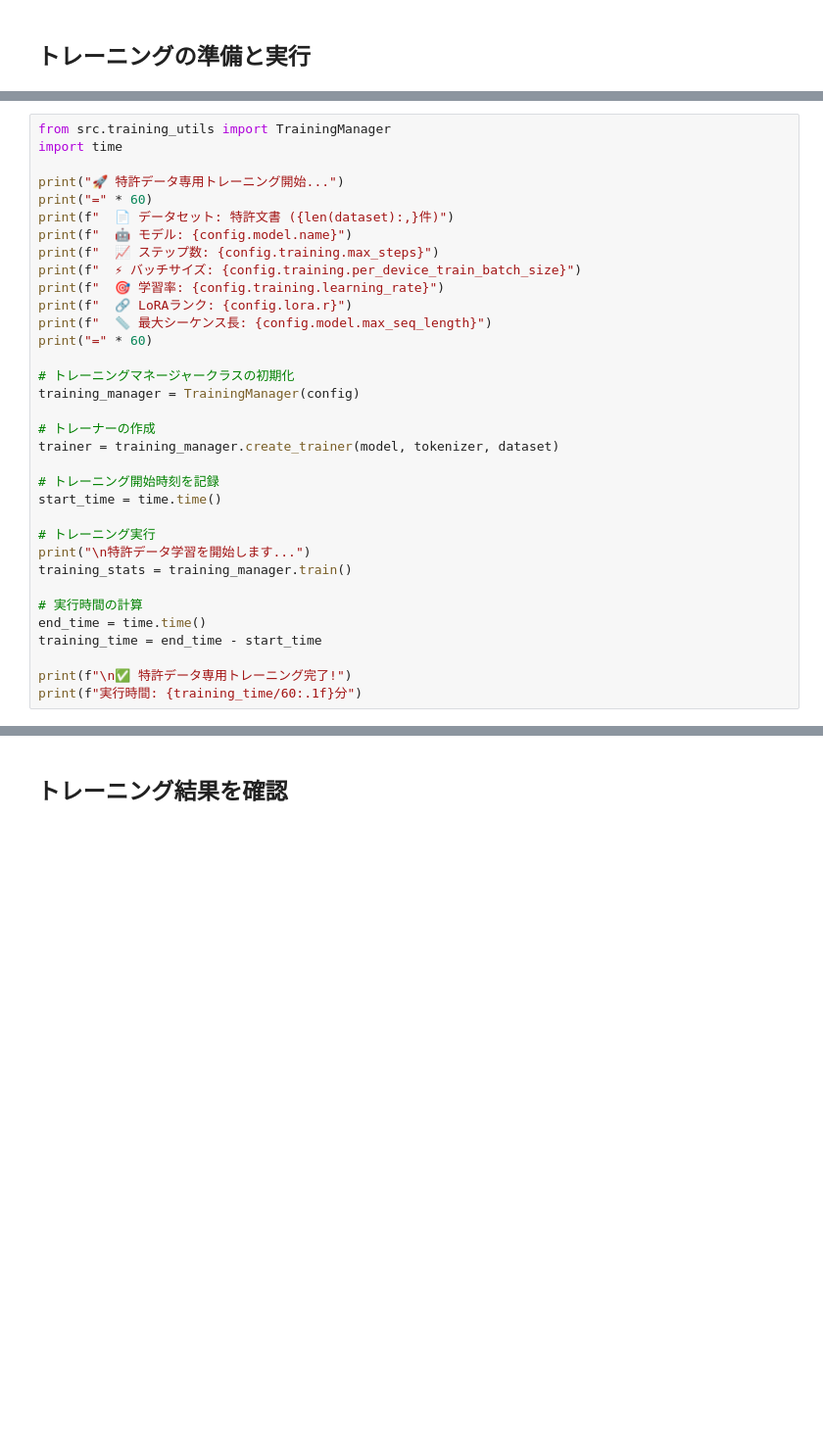
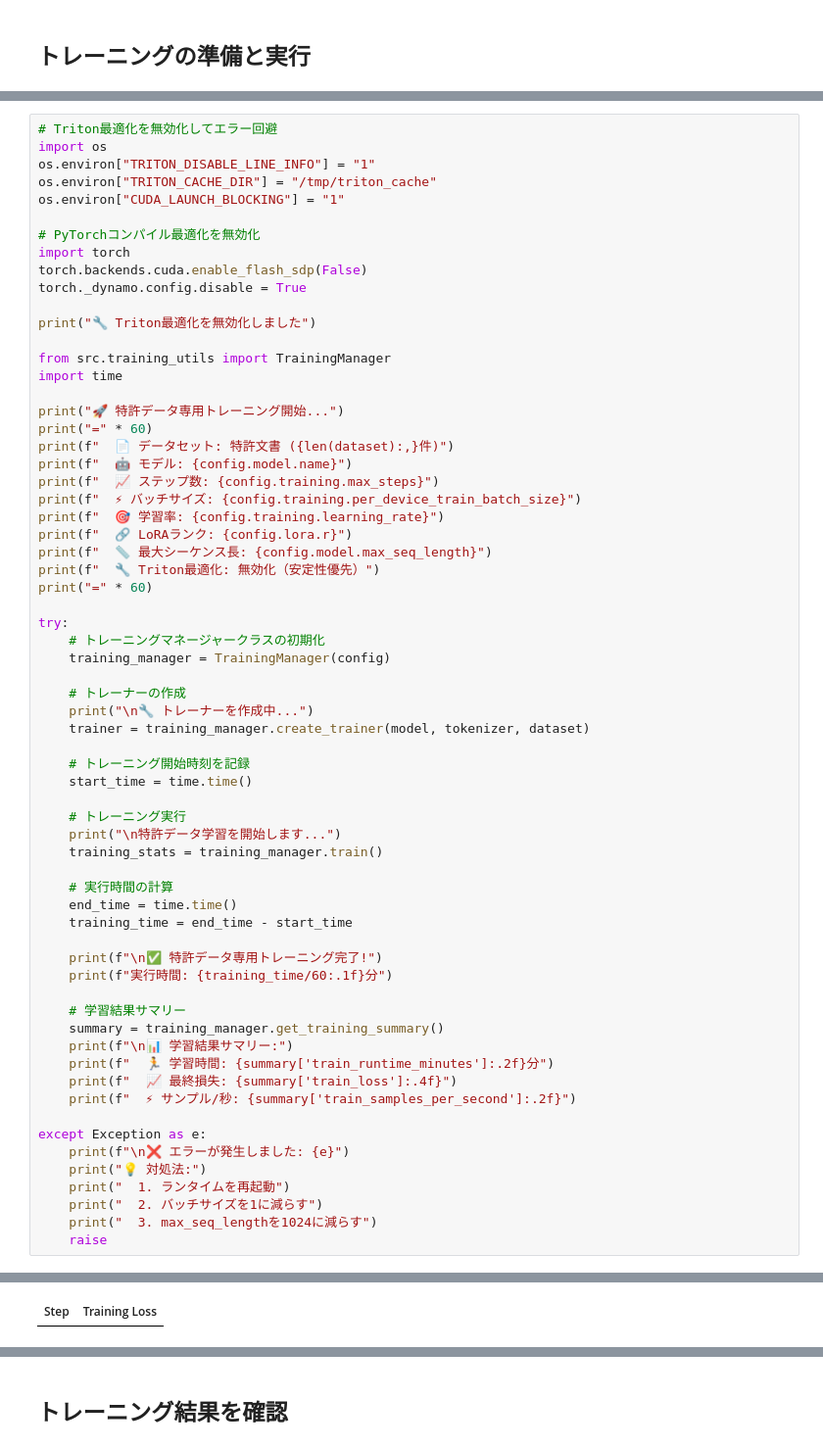
Before and after one commit to daisuke00001/01tuning, a Jupyter notebook: notebooks/TinySwallow_Patent_Tuning.ipynb, the cells around one changed output, grey strips where cells are left out. Shown: that part at 98% size. Drawn from its saved outputs; the diff is of its cells as text; blank space fills up the shorter version.

```diff
--- a/notebooks/TinySwallow_Patent_Tuning.ipynb
+++ b/notebooks/TinySwallow_Patent_Tuning.ipynb
@@ -381,4 +578,17 @@ Drive already mounted at /content/drive; to attempt to forcibly remount, call dr
 # %%
+# Triton最適化を無効化してエラー回避
+import os
+os.environ["TRITON_DISABLE_LINE_INFO"] = "1"
+os.environ["TRITON_CACHE_DIR"] = "/tmp/triton_cache"
+os.environ["CUDA_LAUNCH_BLOCKING"] = "1"
+
+# PyTorchコンパイル最適化を無効化
+import torch
+torch.backends.cuda.enable_flash_sdp(False)
+torch._dynamo.config.disable = True
+
+print("🔧 Triton最適化を無効化しました")
+
 from src.training_utils import TrainingManager
 import time
 
@@ -391,25 +601,43 @@ print(f"  ⚡ バッチサイズ: {config.training.per_device_train_batch_size}"
 print(f"  🎯 学習率: {config.training.learning_rate}")
 print(f"  🔗 LoRAランク: {config.lora.r}")
 print(f"  📏 最大シーケンス長: {config.model.max_seq_length}")
+print(f"  🔧 Triton最適化: 無効化（安定性優先）")
 print("=" * 60)
 
-# トレーニングマネージャークラスの初期化
-training_manager = TrainingManager(config)
+try:
+    # トレーニングマネージャークラスの初期化
+    training_manager = TrainingManager(config)
 
-# トレーナーの作成
-trainer = training_manager.create_trainer(model, tokenizer, dataset)
+    # トレーナーの作成
+    print("\n🔧 トレーナーを作成中...")
+    trainer = training_manager.create_trainer(model, tokenizer, dataset)
 
-# トレーニング開始時刻を記録
-start_time = time.time()
+    # トレーニング開始時刻を記録
+    start_time = time.time()
 
-# トレーニング実行
-print("\n特許データ学習を開始します...")
-training_stats = training_manager.train()
+    # トレーニング実行
+    print("\n特許データ学習を開始します...")
+    training_stats = training_manager.train()
 
-# 実行時間の計算
-end_time = time.time()
-training_time = end_time - start_time
+    # 実行時間の計算
+    end_time = time.time()
+    training_time = end_time - start_time
 
-print(f"\n✅ 特許データ専用トレーニング完了!")
-print(f"実行時間: {training_time/60:.1f}分")
+    print(f"\n✅ 特許データ専用トレーニング完了!")
+    print(f"実行時間: {training_time/60:.1f}分")
+
+    # 学習結果サマリー
+    summary = training_manager.get_training_summary()
+    print(f"\n📊 学習結果サマリー:")
+    print(f"  🏃 学習時間: {summary['train_runtime_minutes']:.2f}分")
+    print(f"  📈 最終損失: {summary['train_loss']:.4f}")
+    print(f"  ⚡ サンプル/秒: {summary['train_samples_per_second']:.2f}")
+
+except Exception as e:
+    print(f"\n❌ エラーが発生しました: {e}")
+    print("💡 対処法:")
+    print("  1. ランタイムを再起動")
+    print("  2. バッチサイズを1に減らす")
+    print("  3. max_seq_lengthを1024に減らす")
+    raise
 # %% [output]
@@ -427,0 +666 @@ ArrowInvalid: Column 2 named input_ids expected length 210 but got length 1
+| Step | Training Loss |
```
Also changed, not shown: parts of 8 cells of this notebook.
